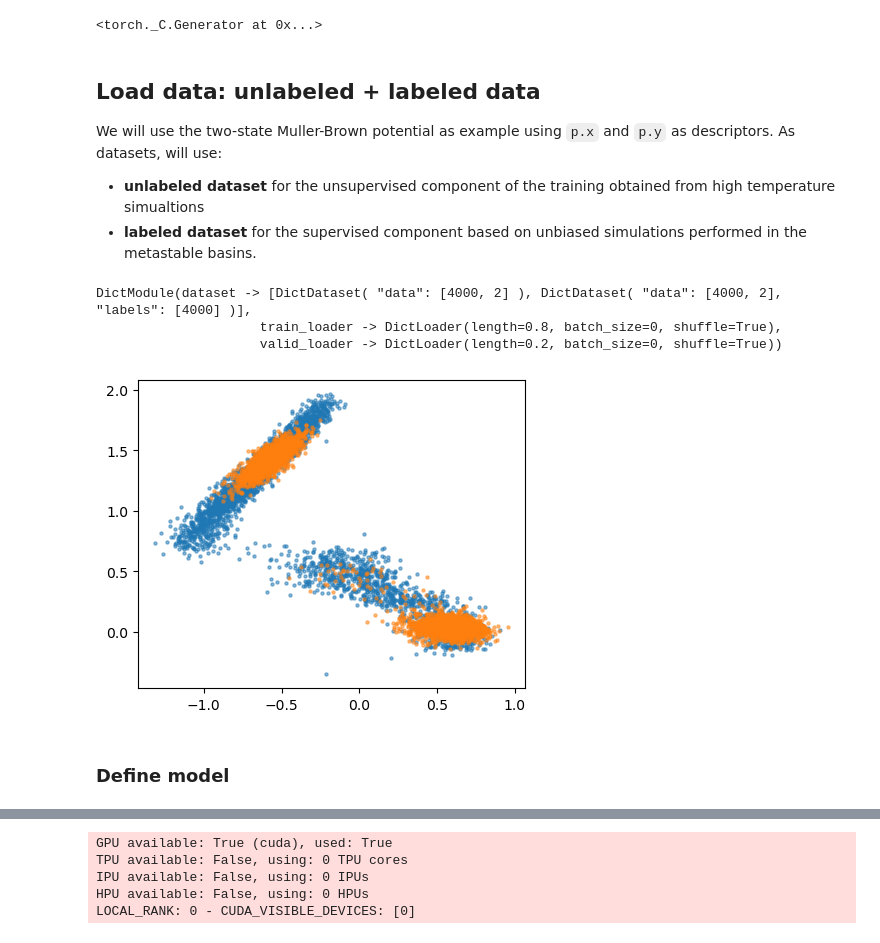
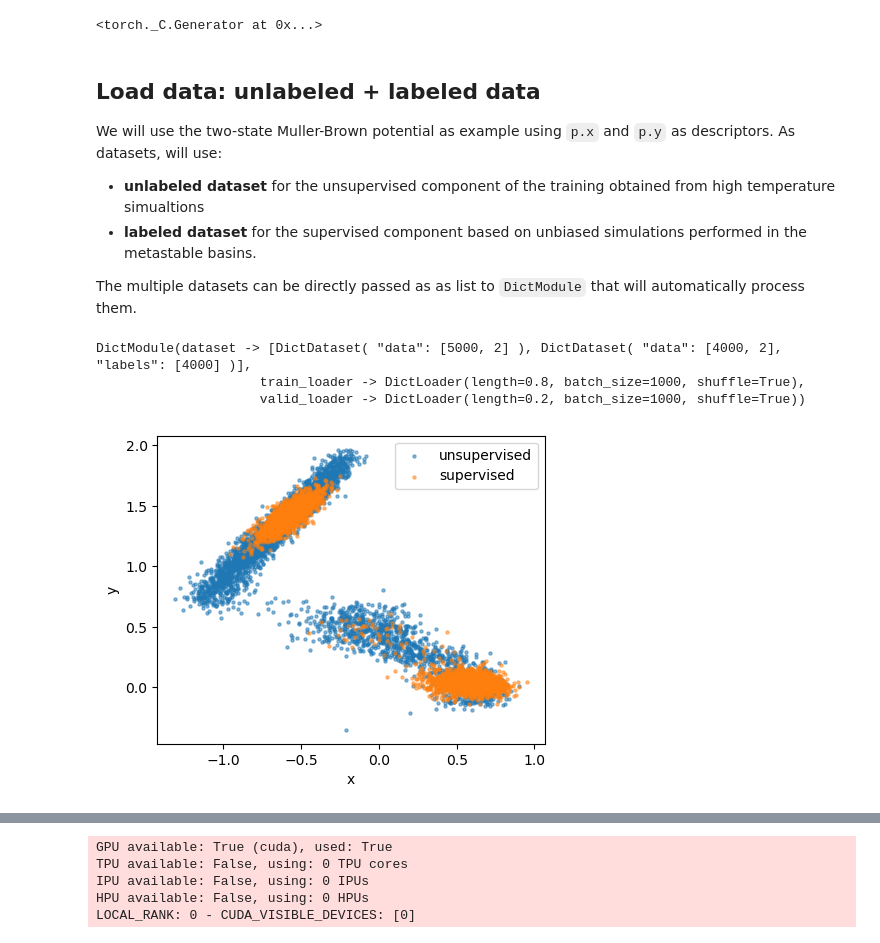
Before and after one commit to luigibonati/mlcolvar, a Jupyter notebook: docs/notebooks/tutorials/adv_multitask.ipynb, the cells around one changed output, grey strips where cells are left out. Drawn from its saved outputs; the diff is of its cells as text; code cells hidden in the pictures.

```diff
--- a/docs/notebooks/tutorials/adv_multitask.ipynb
+++ b/docs/notebooks/tutorials/adv_multitask.ipynb
@@ -33,32 +33,35 @@ We will use the two-state Muller-Brown potential as example using `p.x` and `p.y
 As datasets, will use:
 - **unlabeled dataset** for the unsupervised component of the training obtained from high temperature simualtions
 - **labeled dataset** for the supervised component based on unbiased simulations performed in the metastable basins.
+
+The multiple datasets can be directly passed as as list to `DictModule` that will automatically process them.
 # %%
 from mlcolvar.data import DictModule
 from mlcolvar.utils.io import create_dataset_from_files
 
 n_states = 2
 
 # load unlabeled data
 filenames = ['data/muller-brown/biased/opes-y/COLVAR']
-unsupervised_dataset, unsupervised_df = create_dataset_from_files(filenames, return_dataframe=True, filter_args={'regex':'p.x|p.y'}, verbose=False, start=1000, stop=5000, create_labels=False)
+unsupervised_dataset, unsupervised_df = create_dataset_from_files(filenames, return_dataframe=True, filter_args={'regex':'p.x|p.y'}, verbose=False, start=0, stop=5000, create_labels=False)
 
 # load labeled data
 filenames = [ f"data/muller-brown/unbiased/state-{i}/COLVAR" for i in range(n_states) ]
 supervised_dataset, supervised_df = create_dataset_from_files(filenames,return_dataframe=True, filter_args={'regex':'p.x|p.y'}, start=0, stop=2000, verbose=False)
 
 # create multitask datamodule with both datasets
-datamodule = DictModule(dataset=[unsupervised_dataset, supervised_dataset])
+datamodule = DictModule(dataset=[unsupervised_dataset, supervised_dataset], batch_size=1000)
 print(datamodule)
 
 fig, ax = plt.subplots(figsize=(5,4))
-ax.scatter(unsupervised_df['p.x'], unsupervised_df['p.y'], s=5, alpha=0.5)
-ax.scatter(supervised_df['p.x'], supervised_df['p.y'], s=5, alpha=0.5)
+ax.scatter(unsupervised_df['p.x'], unsupervised_df['p.y'], s=5, alpha=0.5, label='unsupervised')
+ax.scatter(supervised_df['p.x'], supervised_df['p.y'], s=5, alpha=0.5, label='supervised')
+ax.set_xlabel('x')
+ax.set_ylabel('y')
+ax.legend()
 plt.show()
 # %% [output]
-DictModule(dataset -> [DictDataset( "data": [4000, 2] ), DictDataset( "data": [4000, 2], "labels": [4000] )],
-                     train_loader -> DictLoader(length=0.8, batch_size=0, shuffle=True),
-                     valid_loader -> DictLoader(length=0.2, batch_size=0, shuffle=True))
+DictModule(dataset -> [DictDataset( "data": [5000, 2] ), DictDataset( "data": [4000, 2], "labels": [4000] )],
+                     train_loader -> DictLoader(length=0.8, batch_size=1000, shuffle=True),
+                     valid_loader -> DictLoader(length=0.2, batch_size=1000, shuffle=True))
-[figure, old version]
+[figure, new version]
-# %% [markdown]
-### Define model
```
Also changed, not shown: parts of 6 cells of this notebook.
